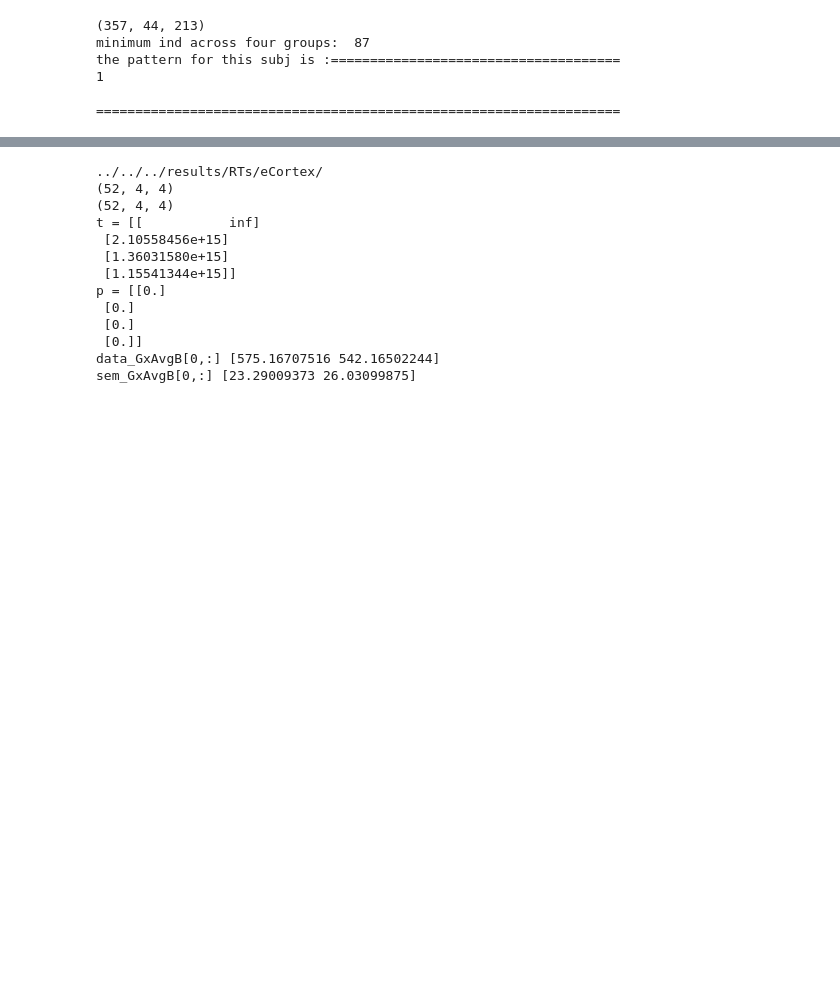
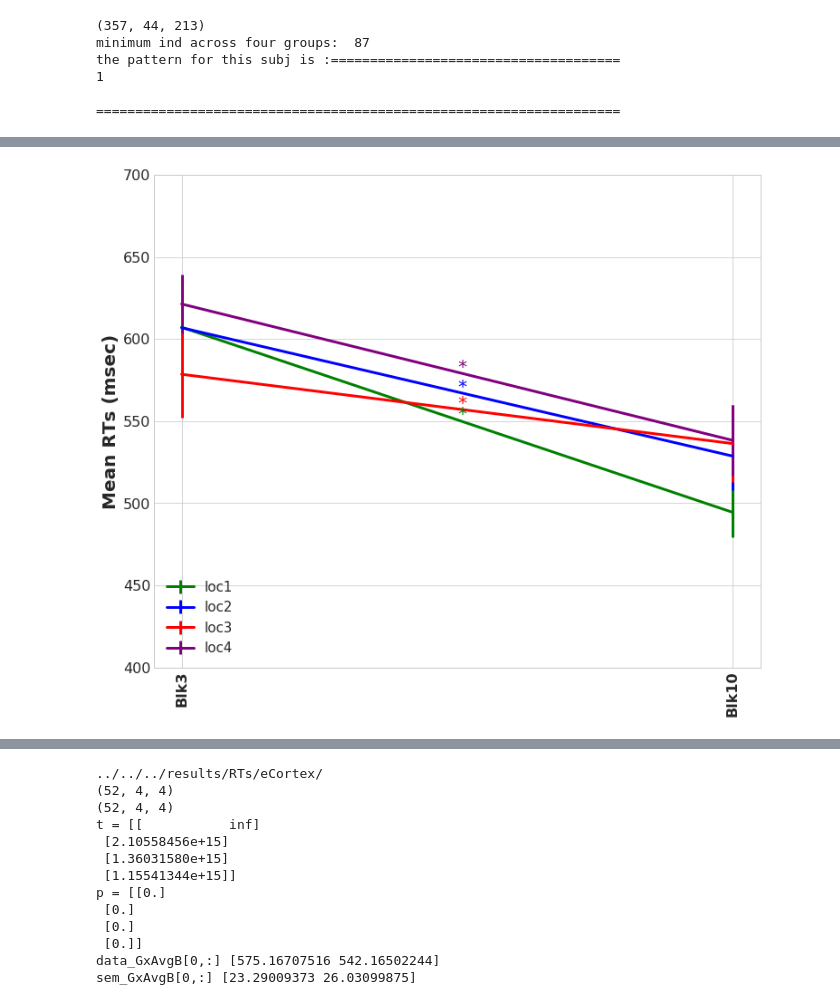
Before and after one commit to MaryZolfaghar/SPLT_EEG, a Jupyter notebook: jupyter/finals/final_genResults_RTs_myData_may0420.ipynb, the cells around one changed output, grey strips where cells are left out. Cells and saved outputs as stored; diff of their text form; code cells hidden in the pictures; blank space fills up the shorter version.

```diff
--- a/jupyter/finals/final_genResults_RTs_myData_may0420.ipynb
+++ b/jupyter/finals/final_genResults_RTs_myData_may0420.ipynb
@@ -300,3 +303,82 @@ def label_diff(i,j,text,X,Y,color_i):
     #                  'shrinkA':20,'shrinkB':20,'linewidth':2}
         ax.annotate(text, xy=(x,y), zorder=10, color=color_i, fontsize=20)
         ax.annotate('', xy=(X[i],y), xytext=(X[j],y))#, arrowprops=props)
+# %%
+subj_p1 = [1, 2, 3, 4, 5, 7, 8, 9, 10, 12, 16, \
+           43, 44, 45, 48, 51, \
+           56, 57, 58, 59, 61, 64, \
+           66, 67, 71, 73]
+subj_p2 = [18, 19, 20, 21, 24, 26, 28, 29, 30, \
+           31, 32, 34, 35, 38]
+
+import pickle
+
+args = arguments('early', 'removeevoked', 'False', 'Trgt_Loc_prev', 'True' )
+args.SAVE_RESULT_ROOT = '../../../results/RTs/eCortex/'
+fn_str = args.SAVE_RESULT_ROOT + 'mean_RTs_all_subjs_SxGxB_%s.npy' %(args.mtdt_feat)
+with open(fn_str, 'rb') as f:
+    mean_RTs_all_subjs_SxGxB = pickle.load(f)
+
+fn_str = args.SAVE_RESULT_ROOT + 'sem_RTs_all_subjs_SxGxB_%s.npy' %(args.mtdt_feat)
+with open(fn_str, 'rb') as f:
+    sem_RTs_all_subjs_SxGxB = pickle.load(f)
+
+#----------------------------------------------------------------------------------
+data_SxGxB = mean_RTs_all_subjs_SxGxB.copy()
+data_GxB = np.mean(data_SxGxB.copy(), axis=0)
+data_GxAvgB = np.zeros([4,2])
+data_GxAvgB[:,0] = data_GxB[:,0]*1000
+data_GxAvgB[:,1] = data_GxB[:,7]*1000
+
+sem_SxGxB = sem_RTs_all_subjs_SxGxB.copy()
+sem_GxB = np.mean(sem_SxGxB.copy(), axis=0)
+sem_GxAvgB = np.zeros([4,2])
+sem_GxAvgB[:,0] = sem_GxB[:,0]*1000
+sem_GxAvgB[:,1] = sem_GxB[:,7]*1000
+
+#----------------------------------------------------------------------------------
+statG1 = data_SxGxB[:,:,0]
+statG2 = data_SxGxB[:,:,7]
+statG1 = statG1[:,:,np.newaxis]
+statG2 = statG2[:,:,np.newaxis]
+print('statG2', statG2.shape)
+ps, ts = calc_pvals(statG1, statG2)
+#--------
+print('data_GxAvgB[0,:]', data_GxAvgB[0,:])
+print('sem_GxAvgB[0,:]', sem_GxAvgB[0,:])
+menMeans   = data_GxAvgB[0,:] * 1000
+menStd     = sem_GxAvgB[0,:] * 1000
+
+#--------
+tot_num_subjects = data_SxGxB.shape[0]
+# if args.mtdt_feat=='Trgt_Loc_main':
+#     title = 'RTs for %s Subjects %s' %(tot_num_subjects, 'Grouped by Upcoming Trials')
+# else:
+#     title = 'RTs for %s Subjects %s' %(tot_num_subjects, 'Grouped by Previous Trials')
+title=''
+
+font=set_fonts()
+fig, ax = plt.subplots(1,1,figsize=(12,10), edgecolor='w')
+lw1=3 ;lw2=4; fwl=15
+fig.suptitle(title, fontproperties=font, fontsize=22, fontweight='bold')
+colors = ['green', 'blue', 'red', 'purple']
+xx=range(data_GxAvgB.shape[1])
+
+for ii in range(data_SxGxB.shape[1]):
+    pval = ps[ii]
+    ax.errorbar(xx, data_GxAvgB[ii,:], yerr=sem_GxAvgB[ii,:], linewidth=lw1, color=colors[ii])
+    if pval < 0.05:
+            label_diff(0,1,'*',xx, data_GxAvgB[ii,:],colors[ii])
+
+plt.ylim(ymax=700, ymin=400)
+labels=['Blk3', 'Blk10']
+plt.xticks(xx, labels, rotation='vertical', fontproperties=font, fontsize=16, fontweight='bold')
+ax.yaxis.set_tick_params(labelsize=16)
+
+ax.legend(['loc1', 'loc2', 'loc3', 'loc4'], loc='lower left', fontsize=fwl)
+ax.set_ylabel('Mean RTs (msec)', fontproperties=font, fontsize=20, fontweight='bold')  # Area Under the Curve
+
+fig_str = 'fig_RTs_all_subjs_SxGxB_b3b10_%s' %(args.mtdt_feat)
+plt.savefig((args.SAVE_RESULT_ROOT + fig_str + '.pdf'),\
+            bbox_inches = 'tight', pad_inches = 0)
+# %% [output]
@@ -302,0 +401 @@ def label_diff(i,j,text,X,Y,color_i):
+[figure, added]
```
Also changed, not shown: parts of 5 cells of this notebook, 2 other files.
